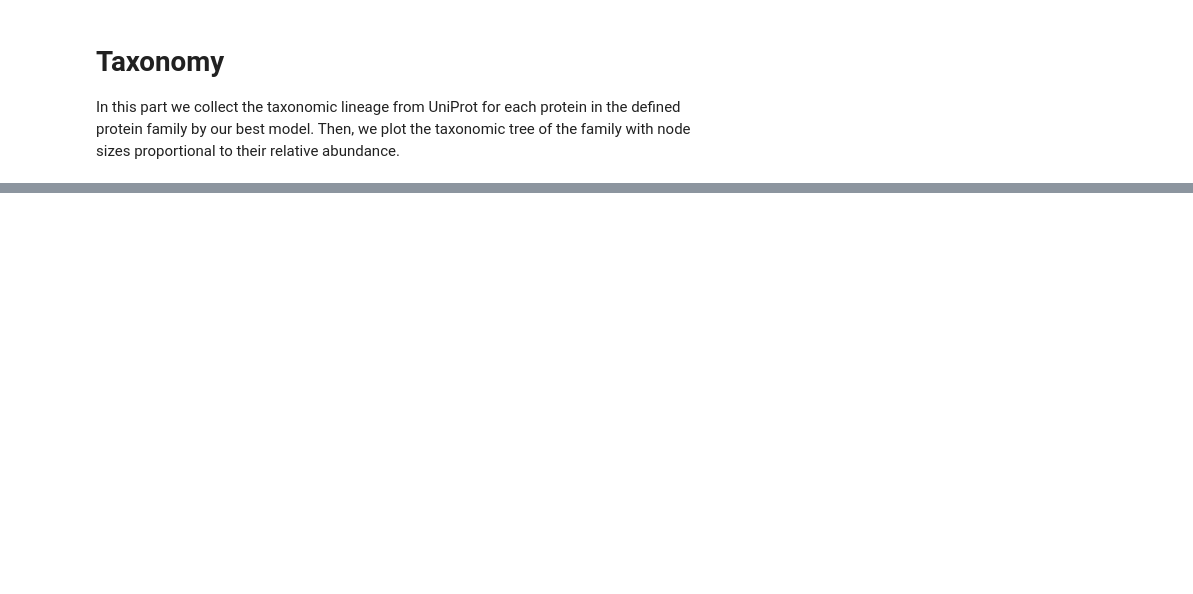
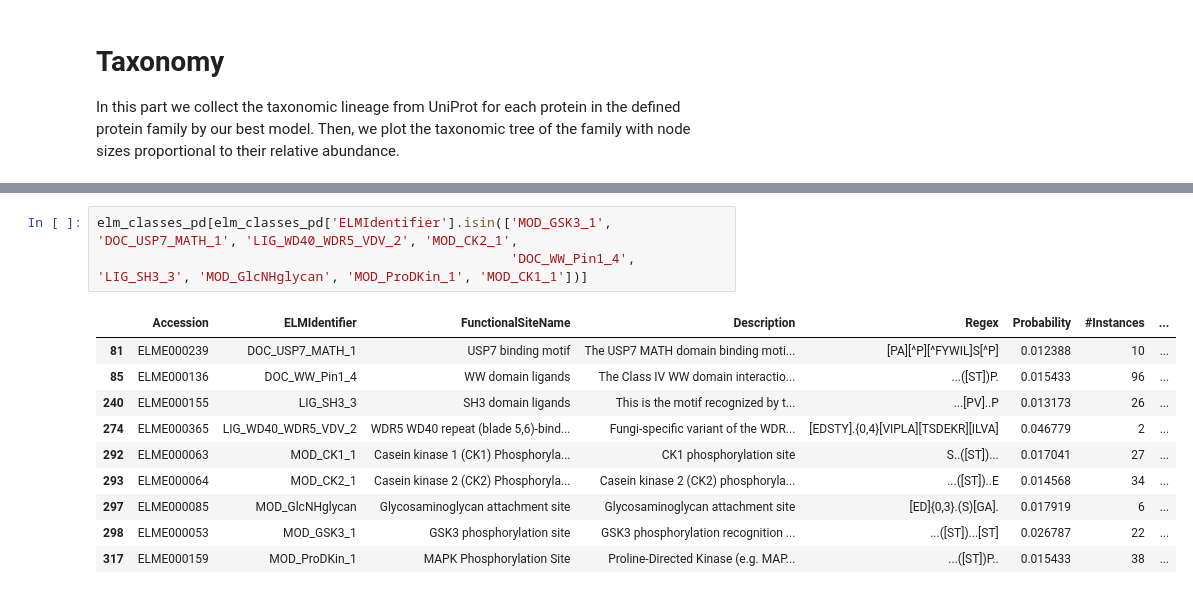
Before and after one commit to trajkovskifilip/biological_data, a Jupyter notebook: Biological_Data_Final_Project.ipynb, the cells around one changed output, grey strips where cells are left out. Saved outputs shown, nothing was run; the diff lists cells and outputs as text; blank space fills up the shorter version.

```diff
--- a/Biological_Data_Final_Project.ipynb
+++ b/Biological_Data_Final_Project.ipynb
@@ -346,0 +686,14 @@ plt.show()
+# %%
+elm_classes_pd[elm_classes_pd['ELMIdentifier'].isin(['MOD_GSK3_1', 'DOC_USP7_MATH_1', 'LIG_WD40_WDR5_VDV_2', 'MOD_CK2_1',
+                                                     'DOC_WW_Pin1_4', 'LIG_SH3_3', 'MOD_GlcNHglycan', 'MOD_ProDKin_1', 'MOD_CK1_1'])]
+# %% [output]
+|  | Accession | ELMIdentifier | FunctionalSiteName | Description | Regex | Probability | #Instances | ... |
+| 81 | ELME000239 | DOC_USP7_MATH_1 | USP7 binding motif | The USP7 MATH domain binding moti... | [PA][^P][^FYWIL]S[^P] | 0.012388 | 10 | ... |
+| 85 | ELME000136 | DOC_WW_Pin1_4 | WW domain ligands | The Class IV WW domain interactio... | ...([ST])P. | 0.015433 | 96 | ... |
+| 240 | ELME000155 | LIG_SH3_3 | SH3 domain ligands | This is the motif recognized by t... | ...[PV]..P | 0.013173 | 26 | ... |
+| 274 | ELME000365 | LIG_WD40_WDR5_VDV_2 | WDR5 WD40 repeat (blade 5,6)-bind... | Fungi-specific variant of the WDR... | [EDSTY].{0,4}[VIPLA][TSDEKR][ILVA] | 0.046779 | 2 | ... |
+| 292 | ELME000063 | MOD_CK1_1 | Casein kinase 1 (CK1) Phosphoryla... | CK1 phosphorylation site | S..([ST])... | 0.017041 | 27 | ... |
+| 293 | ELME000064 | MOD_CK2_1 | Casein kinase 2 (CK2) Phosphoryla... | Casein kinase 2 (CK2) phosphoryla... | ...([ST])..E | 0.014568 | 34 | ... |
+| 297 | ELME000085 | MOD_GlcNHglycan | Glycosaminoglycan attachment site | Glycosaminoglycan attachment site | [ED]{0,3}.(S)[GA]. | 0.017919 | 6 | ... |
+| 298 | ELME000053 | MOD_GSK3_1 | GSK3 phosphorylation site | GSK3 phosphorylation recognition ... | ...([ST])...[ST] | 0.026787 | 22 | ... |
+| 317 | ELME000159 | MOD_ProDKin_1 | MAPK Phosphorylation Site | Proline-Directed Kinase (e.g. MAP... | ...([ST])P.. | 0.015433 | 38 | ... |
```
Also changed, not shown: parts of 38 cells of this notebook.
